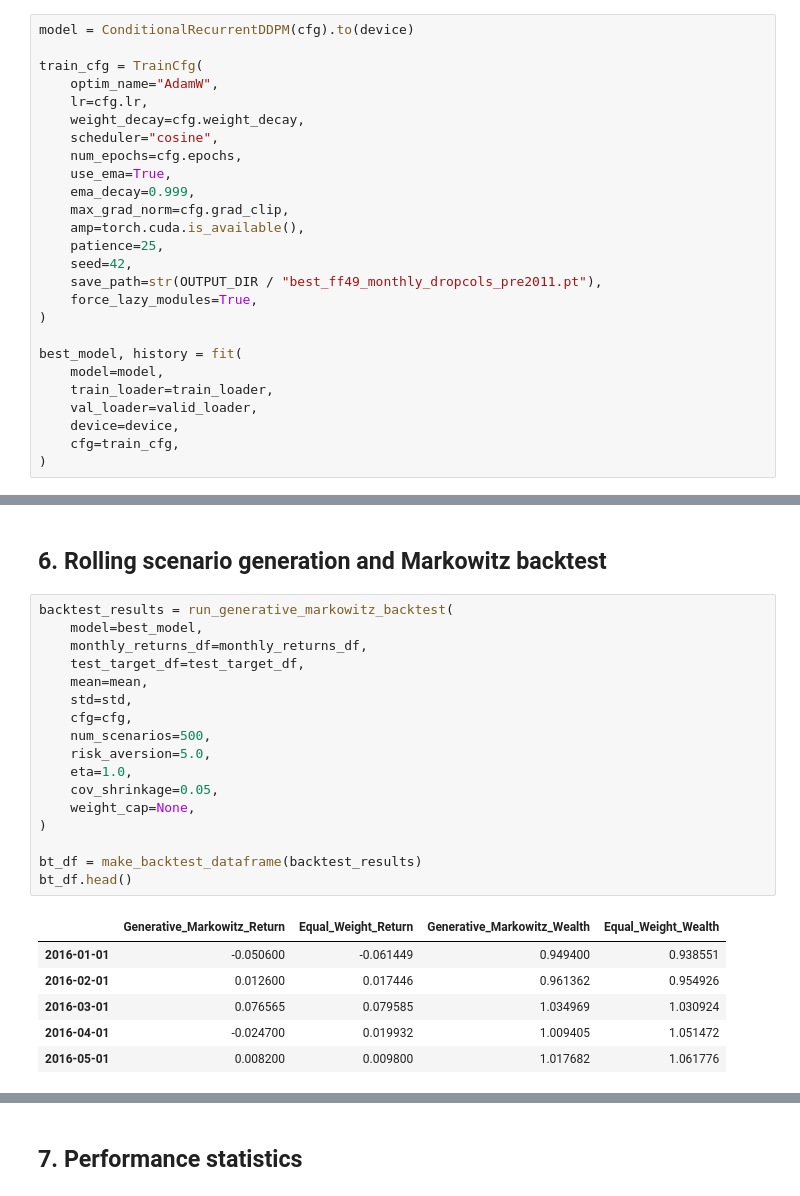
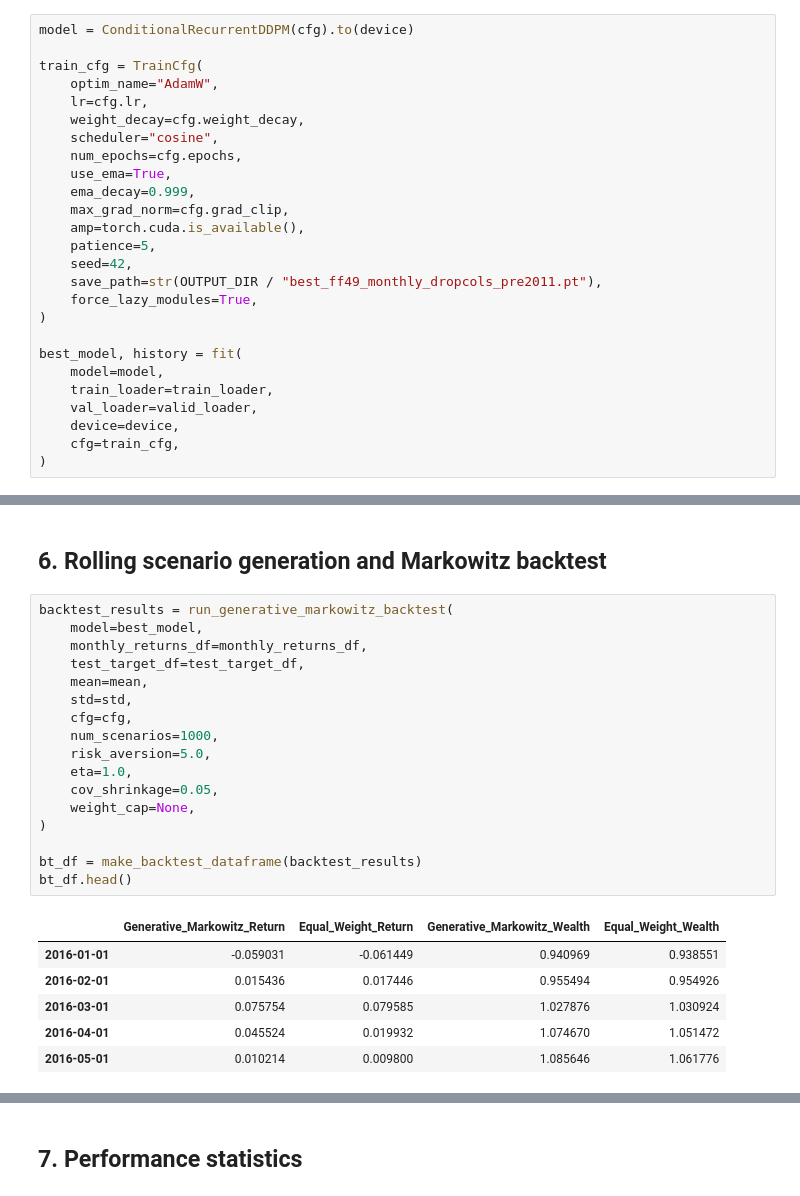
Before and after one commit to ahmad-aghapour/dynamic_portfolio_diffusion_model, a Jupyter notebook: notebooks/ff49_diffusion_pipeline.ipynb, the cells around one changed output, grey strips where cells are left out. Cells and saved outputs as stored; diff of their text form.

```diff
--- a/notebooks/ff49_diffusion_pipeline.ipynb
+++ b/notebooks/ff49_diffusion_pipeline.ipynb
@@ -183,7 +182,7 @@ train_cfg = TrainCfg(
     ema_decay=0.999,
     max_grad_norm=cfg.grad_clip,
     amp=torch.cuda.is_available(),
-    patience=25,
+    patience=5,
     seed=42,
     save_path=str(OUTPUT_DIR / "best_ff49_monthly_dropcols_pre2011.pt"),
     force_lazy_modules=True,
@@ -215,24 +214,24 @@ best_model, history = fit(
 # %%
 backtest_results = run_generative_markowitz_backtest(
     model=best_model,
     monthly_returns_df=monthly_returns_df,
     test_target_df=test_target_df,
     mean=mean,
     std=std,
     cfg=cfg,
-    num_scenarios=500,
+    num_scenarios=1000,
     risk_aversion=5.0,
     eta=1.0,
     cov_shrinkage=0.05,
     weight_cap=None,
 )
 
 bt_df = make_backtest_dataframe(backtest_results)
 bt_df.head()
 # %% [output]
 |  | Generative_Markowitz_Return | Equal_Weight_Return | Generative_Markowitz_Wealth | Equal_Weight_Wealth |
-| 2016-01-01 | -0.050600 | -0.061449 | 0.949400 | 0.938551 |
-| 2016-02-01 | 0.012600 | 0.017446 | 0.961362 | 0.954926 |
-| 2016-03-01 | 0.076565 | 0.079585 | 1.034969 | 1.030924 |
-| 2016-04-01 | -0.024700 | 0.019932 | 1.009405 | 1.051472 |
-| 2016-05-01 | 0.008200 | 0.009800 | 1.017682 | 1.061776 |
+| 2016-01-01 | -0.059031 | -0.061449 | 0.940969 | 0.938551 |
+| 2016-02-01 | 0.015436 | 0.017446 | 0.955494 | 0.954926 |
+| 2016-03-01 | 0.075754 | 0.079585 | 1.027876 | 1.030924 |
+| 2016-04-01 | 0.045524 | 0.019932 | 1.074670 | 1.051472 |
+| 2016-05-01 | 0.010214 | 0.009800 | 1.085646 | 1.061776 |
```
Also changed, not shown: parts of 15 cells of this notebook, 10 other files.
